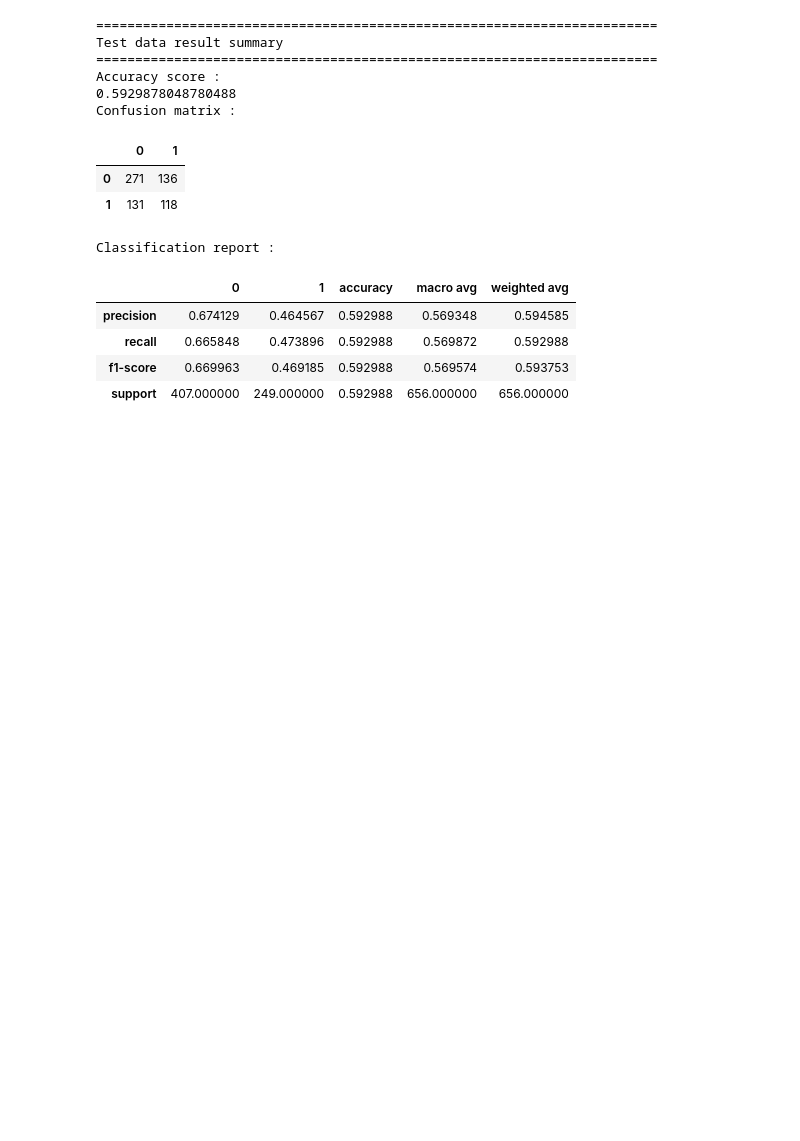
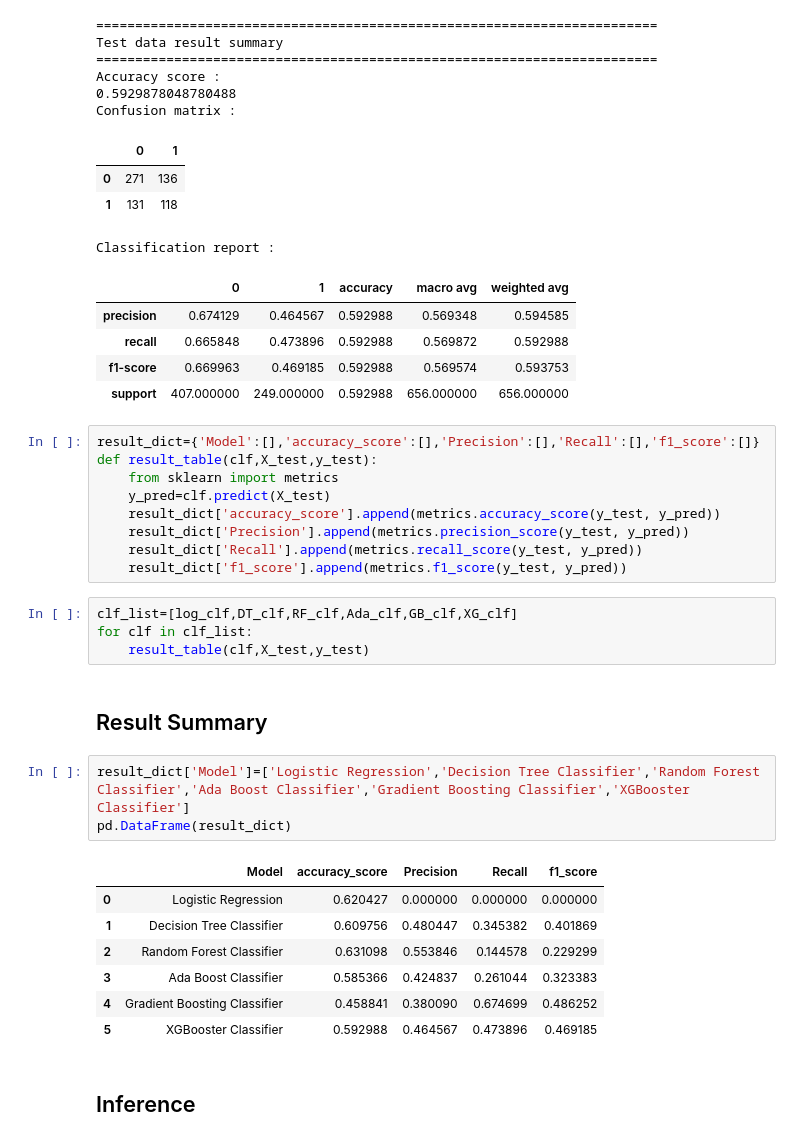
Before and after one commit to VishalWadagavi/Classification_Projects, a Jupyter notebook: Water_Potability_Classification.ipynb, the cells around one changed output. Drawn from its saved outputs; the diff is of its cells as text; blank space fills up the shorter version.

```diff
--- a/Water_Potability_Classification.ipynb
+++ b/Water_Potability_Classification.ipynb
@@ -607,3 +615,31 @@ Classification report :
 | recall | 0.665848 | 0.473896 | 0.592988 | 0.569872 | 0.592988 |
 | f1-score | 0.669963 | 0.469185 | 0.592988 | 0.569574 | 0.593753 |
 | support | 407.000000 | 249.000000 | 0.592988 | 656.000000 | 656.000000 |
+# %%
+result_dict={'Model':[],'accuracy_score':[],'Precision':[],'Recall':[],'f1_score':[]}
+def result_table(clf,X_test,y_test):
+    from sklearn import metrics
+    y_pred=clf.predict(X_test)
+    result_dict['accuracy_score'].append(metrics.accuracy_score(y_test, y_pred))
+    result_dict['Precision'].append(metrics.precision_score(y_test, y_pred))
+    result_dict['Recall'].append(metrics.recall_score(y_test, y_pred))
+    result_dict['f1_score'].append(metrics.f1_score(y_test, y_pred))
+# %%
+clf_list=[log_clf,DT_clf,RF_clf,Ada_clf,GB_clf,XG_clf]
+for clf in clf_list:
+    result_table(clf,X_test,y_test)
+# %% [markdown]
+## Result Summary
+# %%
+result_dict['Model']=['Logistic Regression','Decision Tree Classifier','Random Forest Classifier','Ada Boost Classifier','Gradient Boosting Classifier','XGBooster Classifier']
+pd.DataFrame(result_dict)
+# %% [output]
+|  | Model | accuracy_score | Precision | Recall | f1_score |
+| 0 | Logistic Regression | 0.620427 | 0.000000 | 0.000000 | 0.000000 |
+| 1 | Decision Tree Classifier | 0.609756 | 0.480447 | 0.345382 | 0.401869 |
+| 2 | Random Forest Classifier | 0.631098 | 0.553846 | 0.144578 | 0.229299 |
+| 3 | Ada Boost Classifier | 0.585366 | 0.424837 | 0.261044 | 0.323383 |
+| 4 | Gradient Boosting Classifier | 0.458841 | 0.380090 | 0.674699 | 0.486252 |
+| 5 | XGBooster Classifier | 0.592988 | 0.464567 | 0.473896 | 0.469185 |
+# %% [markdown]
+## Inference
```
Also changed, not shown: parts of 9 cells of this notebook.
